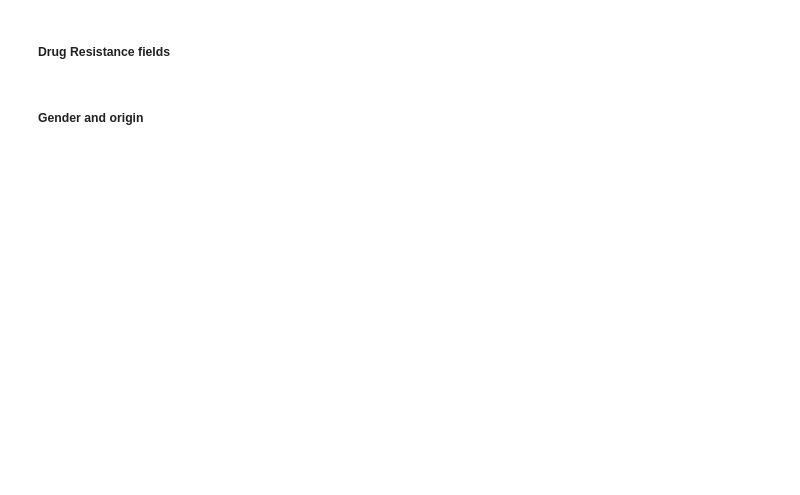
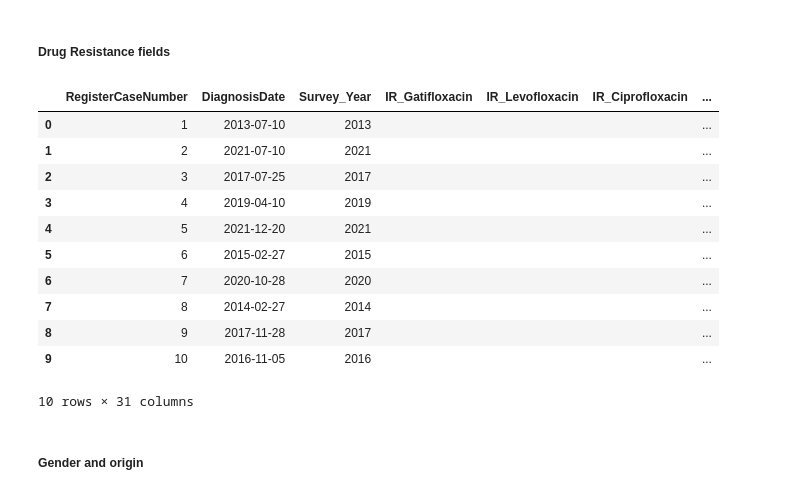
Before and after one commit to niranjan-ramesh/custom-images, a Jupyter notebook: analytics-environment/BCDataTransformation.ipynb, the cells around one changed output. Cells and saved outputs as stored; diff of their text form; code cells hidden in the pictures; blank space fills up the shorter version.

```diff
--- a/analytics-environment/BCDataTransformation.ipynb
+++ b/analytics-environment/BCDataTransformation.ipynb
@@ -200,8 +256,51 @@ SELECT
     END AS IR_SM
 from df
 """
-sub_result = duckdb.sql(SQL_QUERY).to_df()
-result = pd.concat([result, sub_result], axis=1)
+# sub_result = duckdb.sql(SQL_QUERY).to_df()
+# result = pd.concat([result, sub_result], axis=1)
+# %%
+# Again, no need to concatenate when using pandas methods
+
+# All conversions seem to be similar so we can use one method
+def map_resistance(value):
+    if value == 'R':
+        return 'Resistant'
+    elif value == 'S':
+        return 'Susceptible'
+    else:
+        return 'Not Done'
+
+result['IR_INH'] = df['isoniazid_resistance'].apply(map_resistance)
+result['IR_EMB'] = df['ethambutol_resistance'].apply(map_resistance)
+result['IR_RMP'] = df['rifampin_resistance'].apply(map_resistance)
+result['IR_PZA'] = df['pyrazinamide_resistance'].apply(map_resistance)
+result['IR_AMIKACIN'] = df['amikacin_resistance'].apply(map_resistance)
+result['IR_CAPREOMYCIN'] = df['capreomycin_resistance'].apply(map_resistance)
+result['IR_ETHIONAMIDE'] = df['ethionamide_resistance'].apply(map_resistance)
+result['IR_KANAMYCIN'] = df['kanamycin_resistance'].apply(map_resistance)
+result['IR_MOXIFLOXACIN'] = df['moxifloxacin_resistance'].apply(map_resistance)
+result['IR_OFLOXACIN'] = df['ofloxacin_resistance'].apply(map_resistance)
+result['IR_OTHER'] = df['linezolid_resistance'].apply(map_resistance)
+result['IR_PAS'] = df['para_aminosalicylate_resistance'].apply(map_resistance)
+result['IR_RIFABUTIN'] = df['rifabutin_resistance'].apply(map_resistance)
+result['IR_SM'] = df['streptomycin_resistance'].apply(map_resistance)
+
+result['IR_OTHER_DRUG'] = df['linezolid_resistance'].apply(lambda x: 'Linezolid' if pd.notna(x) else None)
+
+result.head(10)
+# %% [output]
+|  | RegisterCaseNumber | DiagnosisDate | Survey_Year | IR_Gatifloxacin | IR_Levofloxacin | IR_Ciprofloxacin | ... |
+| 0 | 1 | 2013-07-10 | 2013 |  |  |  | ... |
+| 1 | 2 | 2021-07-10 | 2021 |  |  |  | ... |
+| 2 | 3 | 2017-07-25 | 2017 |  |  |  | ... |
+| 3 | 4 | 2019-04-10 | 2019 |  |  |  | ... |
+| 4 | 5 | 2021-12-20 | 2021 |  |  |  | ... |
+| 5 | 6 | 2015-02-27 | 2015 |  |  |  | ... |
+| 6 | 7 | 2020-10-28 | 2020 |  |  |  | ... |
+| 7 | 8 | 2014-02-27 | 2014 |  |  |  | ... |
+| 8 | 9 | 2017-11-28 | 2017 |  |  |  | ... |
+| 9 | 10 | 2016-11-05 | 2016 |  |  |  | ... |
+10 rows × 31 columns
 # %% [markdown]
 ##### Gender and origin
 # %%
```
Also changed, not shown: parts of 24 cells of this notebook.
